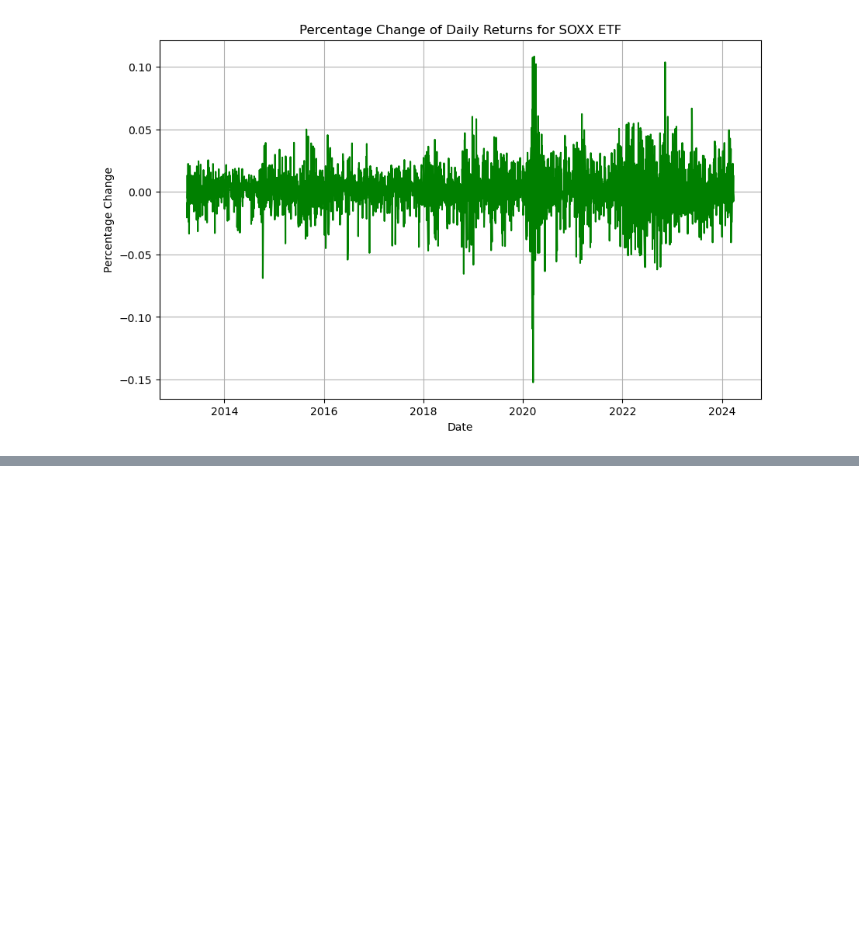
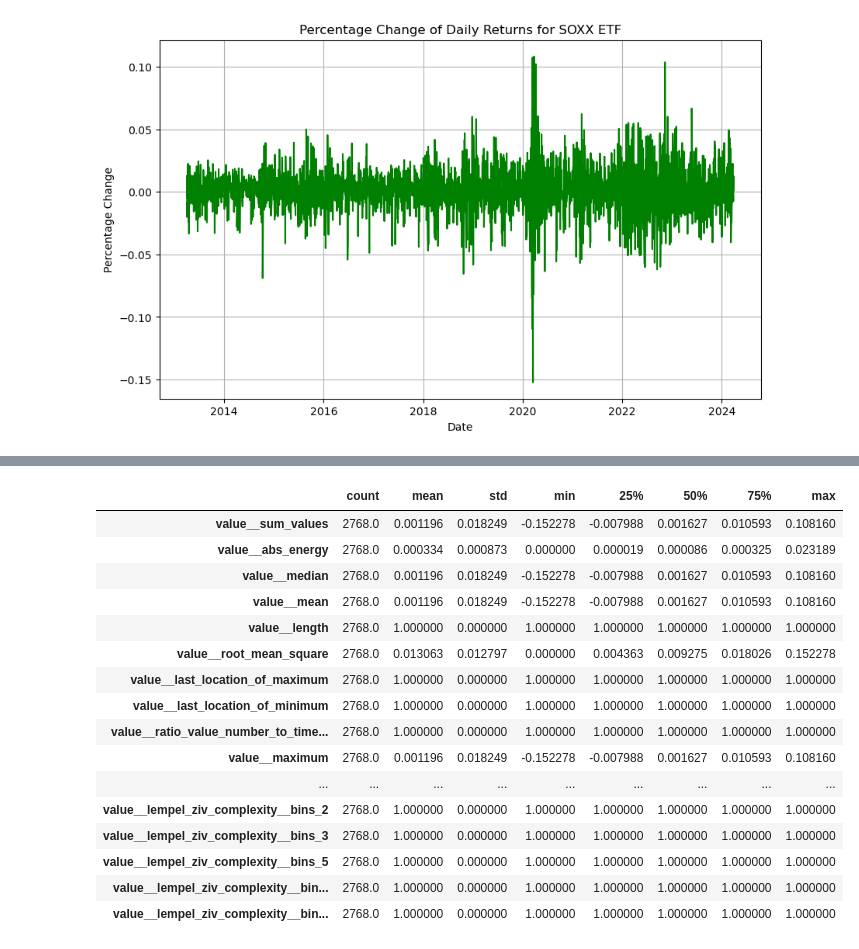
Before and after one commit to SAG-GithubApprentice/Project_2, a Jupyter notebook: Prophet_Predictions/SOXX_Prediction.ipynb, the cells around one changed output, grey strips where cells are left out. Drawn from its saved outputs; the diff is of its cells as text; code cells hidden in the pictures; blank space fills up the shorter version.

```diff
--- a/Prophet_Predictions/SOXX_Prediction.ipynb
+++ b/Prophet_Predictions/SOXX_Prediction.ipynb
@@ -293,0 +335,9 @@ extracted_features.describe()
+# %%
+# Remove columns with NaN values
+relevant_features_cleaned = extracted_features.dropna(axis=1)
+
+# Select columns with non-zero values
+relevant_features_cleaned = relevant_features_cleaned.loc[:, (relevant_features_cleaned != 0).any(axis=0)]
+
+# Display the cleaned relevant features
+print(relevant_features_cleaned)
@@ -293,0 +378,20 @@ extracted_features.describe()
+# %%
+relevant_features_cleaned.describe().T
+# %% [output]
+|  | count | mean | std | min | 25% | 50% | 75% | max |
+| value__sum_values | 2768.0 | 0.001196 | 0.018249 | -0.152278 | -0.007988 | 0.001627 | 0.010593 | 0.108160 |
+| value__abs_energy | 2768.0 | 0.000334 | 0.000873 | 0.000000 | 0.000019 | 0.000086 | 0.000325 | 0.023189 |
+| value__median | 2768.0 | 0.001196 | 0.018249 | -0.152278 | -0.007988 | 0.001627 | 0.010593 | 0.108160 |
+| value__mean | 2768.0 | 0.001196 | 0.018249 | -0.152278 | -0.007988 | 0.001627 | 0.010593 | 0.108160 |
+| value__length | 2768.0 | 1.000000 | 0.000000 | 1.000000 | 1.000000 | 1.000000 | 1.000000 | 1.000000 |
+| value__root_mean_square | 2768.0 | 0.013063 | 0.012797 | 0.000000 | 0.004363 | 0.009275 | 0.018026 | 0.152278 |
+| value__last_location_of_maximum | 2768.0 | 1.000000 | 0.000000 | 1.000000 | 1.000000 | 1.000000 | 1.000000 | 1.000000 |
+| value__last_location_of_minimum | 2768.0 | 1.000000 | 0.000000 | 1.000000 | 1.000000 | 1.000000 | 1.000000 | 1.000000 |
+| value__ratio_value_number_to_time... | 2768.0 | 1.000000 | 0.000000 | 1.000000 | 1.000000 | 1.000000 | 1.000000 | 1.000000 |
+| value__maximum | 2768.0 | 0.001196 | 0.018249 | -0.152278 | -0.007988 | 0.001627 | 0.010593 | 0.108160 |
+| ... | ... | ... | ... | ... | ... | ... | ... | ... |
+| value__lempel_ziv_complexity__bins_2 | 2768.0 | 1.000000 | 0.000000 | 1.000000 | 1.000000 | 1.000000 | 1.000000 | 1.000000 |
+| value__lempel_ziv_complexity__bins_3 | 2768.0 | 1.000000 | 0.000000 | 1.000000 | 1.000000 | 1.000000 | 1.000000 | 1.000000 |
+| value__lempel_ziv_complexity__bins_5 | 2768.0 | 1.000000 | 0.000000 | 1.000000 | 1.000000 | 1.000000 | 1.000000 | 1.000000 |
+| value__lempel_ziv_complexity__bin... | 2768.0 | 1.000000 | 0.000000 | 1.000000 | 1.000000 | 1.000000 | 1.000000 | 1.000000 |
+| value__lempel_ziv_complexity__bin... | 2768.0 | 1.000000 | 0.000000 | 1.000000 | 1.000000 | 1.000000 | 1.000000 | 1.000000 |
```
Also changed, not shown: parts of 34 cells of this notebook.
